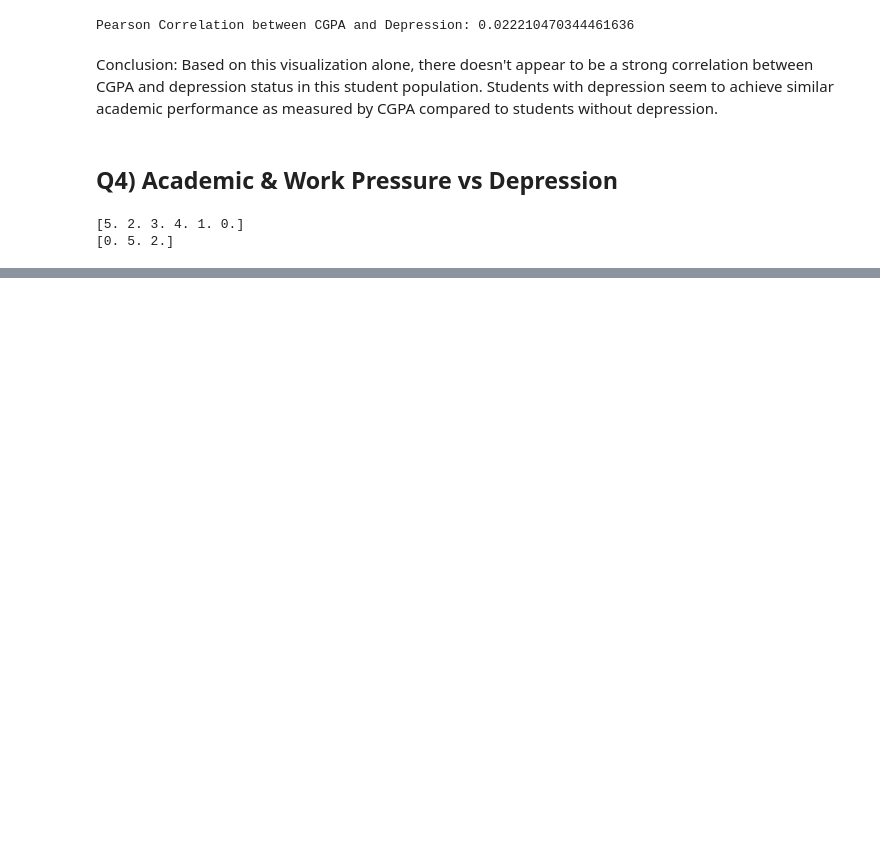
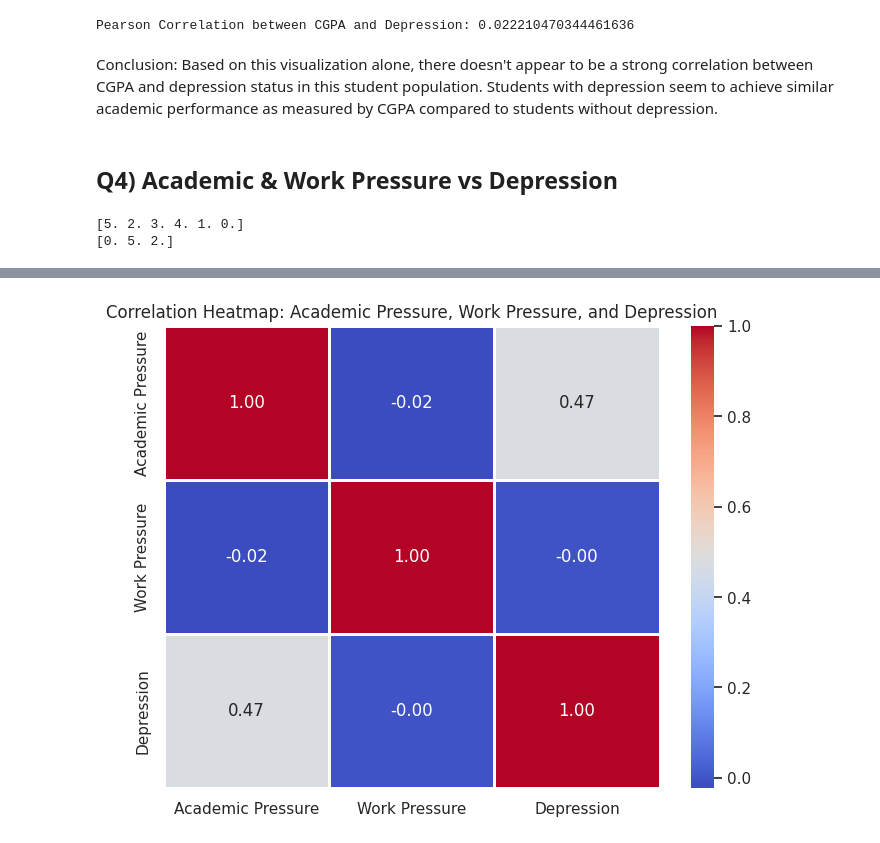
Before and after one commit to ayushsj99/Student_Mental_Health_EDA, a Jupyter notebook: Student_Mental_Health_EDA.ipynb, the cells around one changed output, grey strips where cells are left out. Cells and saved outputs as stored; diff of their text form; code cells hidden in the pictures; blank space fills up the shorter version.

```diff
--- a/Student_Mental_Health_EDA.ipynb
+++ b/Student_Mental_Health_EDA.ipynb
@@ -326,0 +341,11 @@ fig.show()
+# %%
+# Correlation matrix
+corr_matrix = data[['Academic Pressure', 'Work Pressure', 'Depression']].corr()
+
+# Plot heatmap
+plt.figure(figsize=(8, 6))
+sns.heatmap(corr_matrix, annot=True, cmap='coolwarm', fmt='.2f', linewidths=1)
+plt.title("Correlation Heatmap: Academic Pressure, Work Pressure, and Depression")
+plt.show()
+# %% [output]
+[figure, added]
```
Also changed, not shown: parts of 27 cells of this notebook.
